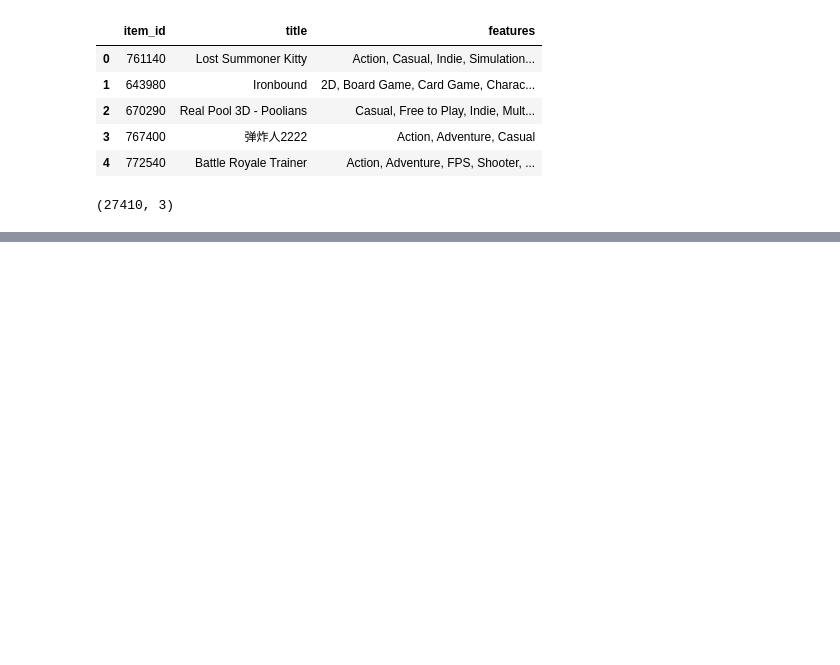
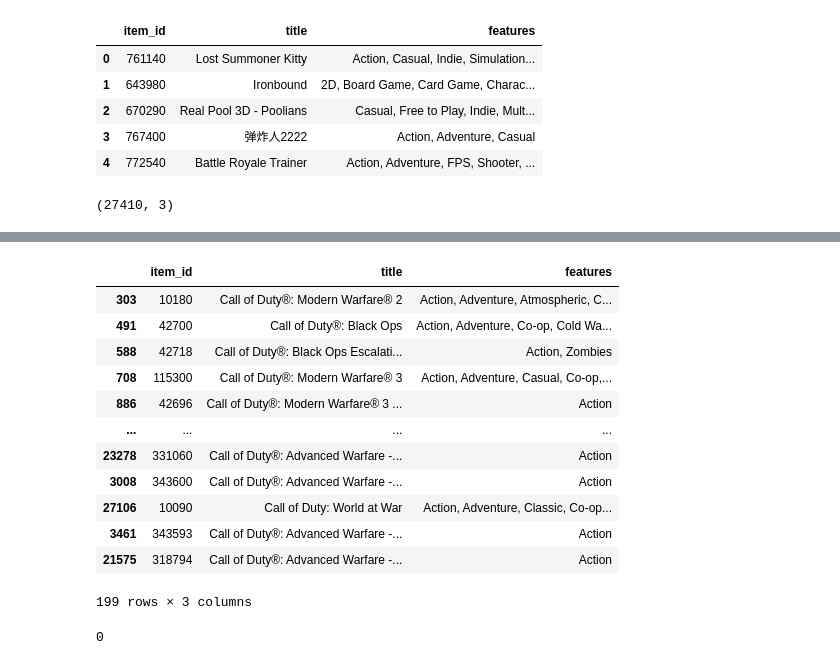
Before and after one commit to SantosIparraguirre/Sistema-Recomendacion-Steam, a Jupyter notebook: ETL/game_recommendation.ipynb, the cells around one changed output, grey strips where cells are left out. Cells and saved outputs as stored; diff of their text form; code cells hidden in the pictures; blank space fills up the shorter version.

```diff
--- a/ETL/game_recommendation.ipynb
+++ b/ETL/game_recommendation.ipynb
@@ -90,0 +146,5 @@ df[mask]
+# %%
+# Tomamos una muestra aleatoria de 4800 juegos del DataFrame original.
+
+remaining_df = df.sample(4800, random_state=75)
+remaining_df.head()
@@ -90,0 +158,20 @@ df[mask]
+# %%
+# Lo concatenamos con los juegos Counter-Strike, Grand Theft Auto y Call of Duty.
+
+df = pd.concat([mandatory_games, remaining_df])
+# %%
+df[mask_cod]
+# %% [output]
+|  | item_id | title | features |
+| 303 | 10180 | Call of Duty®: Modern Warfare® 2 | Action, Adventure, Atmospheric, C... |
+| 491 | 42700 | Call of Duty®: Black Ops | Action, Adventure, Co-op, Cold Wa... |
+| 588 | 42718 | Call of Duty®: Black Ops Escalati... | Action, Zombies |
+| 708 | 115300 | Call of Duty®: Modern Warfare® 3 | Action, Adventure, Casual, Co-op,... |
+| 886 | 42696 | Call of Duty®: Modern Warfare® 3 ... | Action |
+| ... | ... | ... | ... |
+| 23278 | 331060 | Call of Duty®: Advanced Warfare -... | Action |
+| 3008 | 343600 | Call of Duty®: Advanced Warfare -... | Action |
+| 27106 | 10090 | Call of Duty: World at War | Action, Adventure, Classic, Co-op... |
+| 3461 | 343593 | Call of Duty®: Advanced Warfare -... | Action |
+| 21575 | 318794 | Call of Duty®: Advanced Warfare -... | Action |
+199 rows × 3 columns
@@ -91,2 +180,6 @@ df[mask]
+# %%
+df.duplicated().sum()
+# %% [output]
+0
 # %%
 df.to_parquet('../Datasets/game_recommendation.parquet', compression='snappy', index=False)
```
Also changed, not shown: parts of 11 cells of this notebook, 5 other files.
